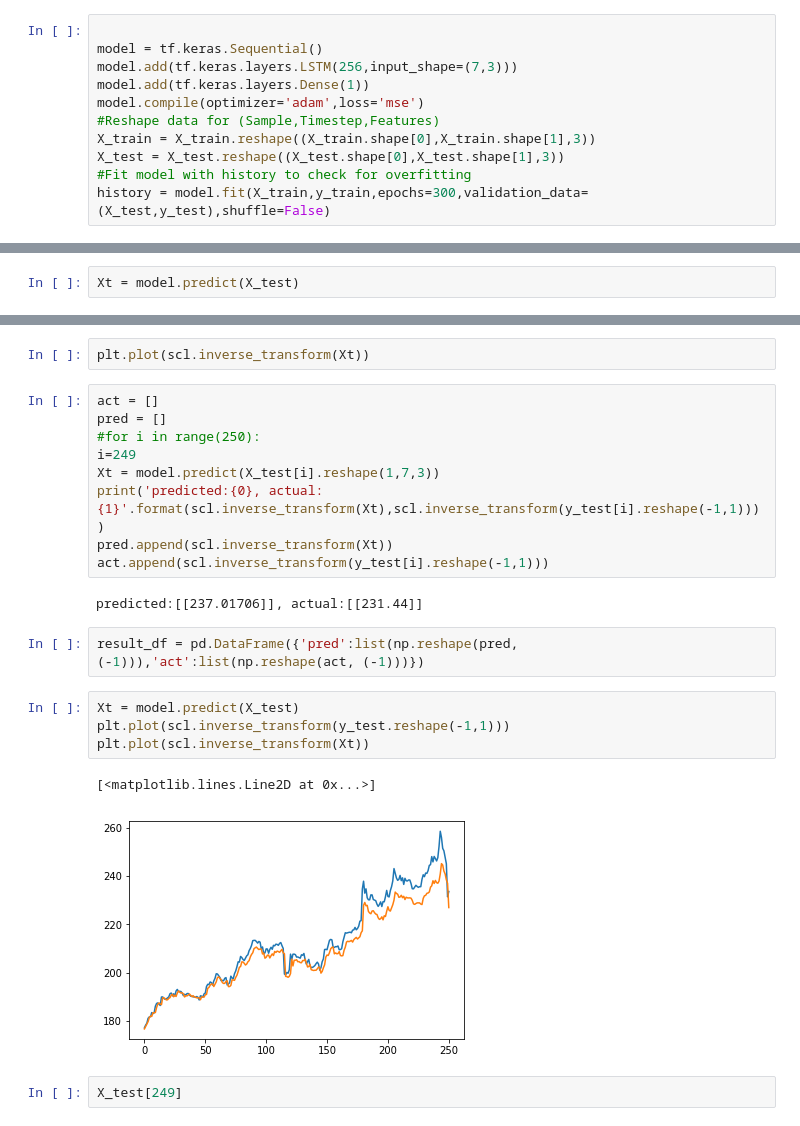
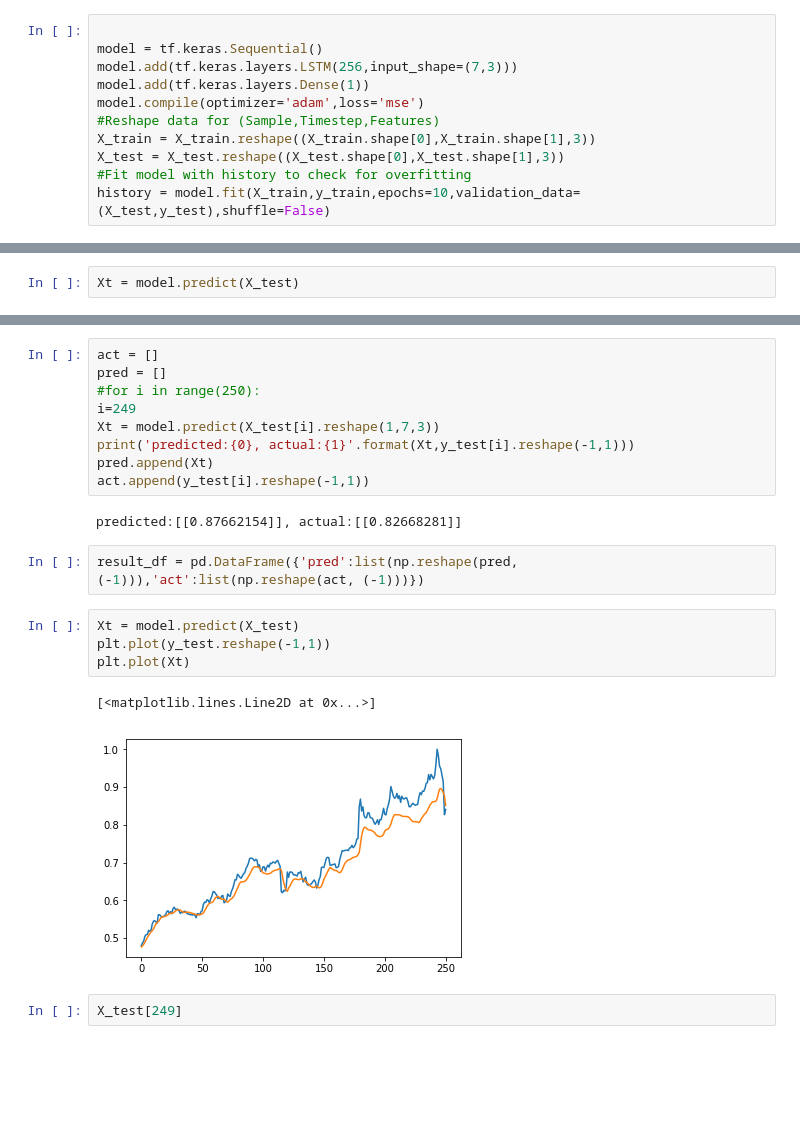
Before and after one commit to jwkanggist/tf-keras-stock-pred, a Jupyter notebook: tfmodule/Stock_Predict_keras_3.ipynb, the cells around one changed output, grey strips where cells are left out. Drawn from its saved outputs; the diff is of its cells as text; blank space fills up the shorter version.

```diff
--- a/tfmodule/Stock_Predict_keras_3.ipynb
+++ b/tfmodule/Stock_Predict_keras_3.ipynb
@@ -71,6 +69,6 @@ model.compile(optimizer='adam',loss='mse')
 X_train = X_train.reshape((X_train.shape[0],X_train.shape[1],3))
 X_test = X_test.reshape((X_test.shape[0],X_test.shape[1],3))
 #Fit model with history to check for overfitting
-history = model.fit(X_train,y_train,epochs=300,validation_data=(X_test,y_test),shuffle=False)
+history = model.fit(X_train,y_train,epochs=10,validation_data=(X_test,y_test),shuffle=False)
 # %% [output]
 Train on 1000 samples, validate on 251 samples
@@ -119,25 +119,23 @@ ValueError: non-broadcastable output operand with shape (251,1) doesn't match th
-# %%
-plt.plot(scl.inverse_transform(Xt))
 # %%
 act = []
 pred = []
 #for i in range(250):
 i=249
 Xt = model.predict(X_test[i].reshape(1,7,3))
-print('predicted:{0}, actual:{1}'.format(scl.inverse_transform(Xt),scl.inverse_transform(y_test[i].reshape(-1,1))))
-pred.append(scl.inverse_transform(Xt))
-act.append(scl.inverse_transform(y_test[i].reshape(-1,1)))
+print('predicted:{0}, actual:{1}'.format(Xt,y_test[i].reshape(-1,1)))
+pred.append(Xt)
+act.append(y_test[i].reshape(-1,1))
 # %% [output]
-predicted:[[237.01706]], actual:[[231.44]]
+predicted:[[0.87662154]], actual:[[0.82668281]]
 # %%
 result_df = pd.DataFrame({'pred':list(np.reshape(pred, (-1))),'act':list(np.reshape(act, (-1)))})
 # %%
 Xt = model.predict(X_test)
-plt.plot(scl.inverse_transform(y_test.reshape(-1,1)))
-plt.plot(scl.inverse_transform(Xt))
+plt.plot(y_test.reshape(-1,1))
+plt.plot(Xt)
 # %% [output]
 [<matplotlib.lines.Line2D at 0x...>]
-[figure, old version]
+[figure, new version]
 # %%
 X_test[249]
 # %% [output]
```
Also changed, not shown: parts of 4 cells of this notebook, 1 other file.
